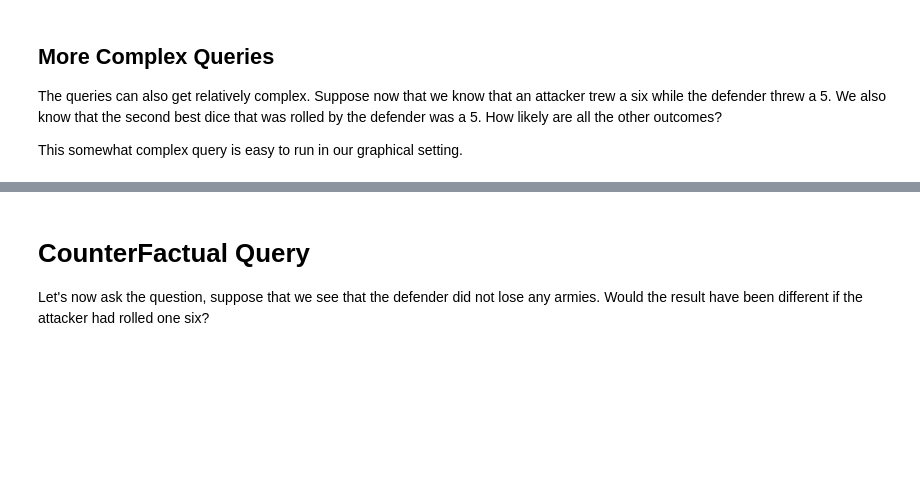
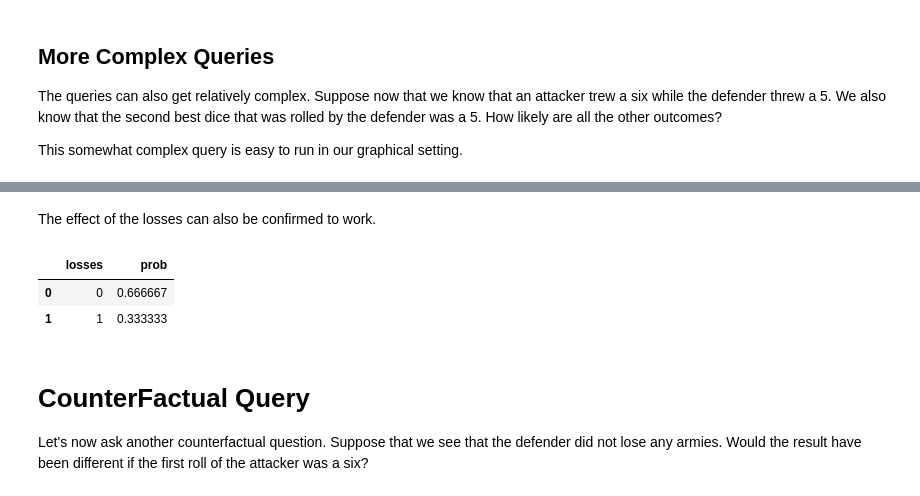
Before and after one commit to koaning/brent, a Jupyter notebook: notebooks/risk-example.ipynb, the cells around one changed output, grey strips where cells are left out. Cells and saved outputs as stored; diff of their text form; code cells hidden in the pictures; blank space fills up the shorter version.

```diff
--- a/notebooks/risk-example.ipynb
+++ b/notebooks/risk-example.ipynb
@@ -114,7 +121,15 @@ tbl.groupby(['d1', 'd2'])['prob'].sum().reset_index()
+# %% [markdown]
+The effect of the losses can also be confirmed to work.
+# %%
+tbl.groupby(['losses'])['prob'].sum(skipna=True).reset_index().loc[lambda d: d['prob'] > 0.0001]
+# %% [output]
+|  | losses | prob |
+| 0 | 0 | 0.666667 |
+| 1 | 1 | 0.333333 |
 # %% [markdown]
 # CounterFactual Query
 
-Let's now ask the question, suppose that we see that the defender did not lose any armies. Would the result have been different if the attacker had rolled one six?
+Let's now ask another counterfactual question. Suppose that we see that the defender did not lose any armies. Would the result have been different if the first roll of the attacker was a six?
 # %%
 from brent import SupposeQuery
 q = Query(dag).given(losses=0)
```
Also changed, not shown: parts of 14 cells of this notebook.
